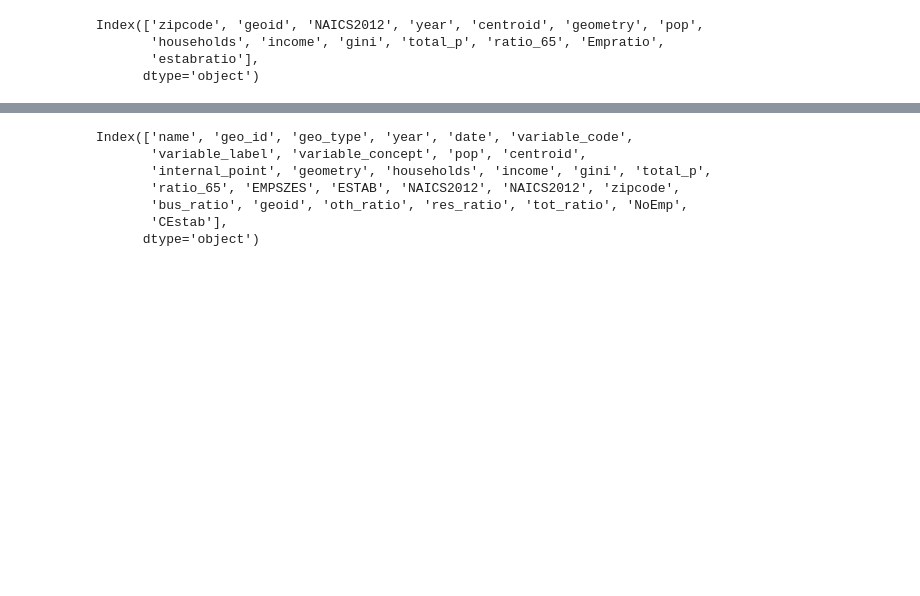
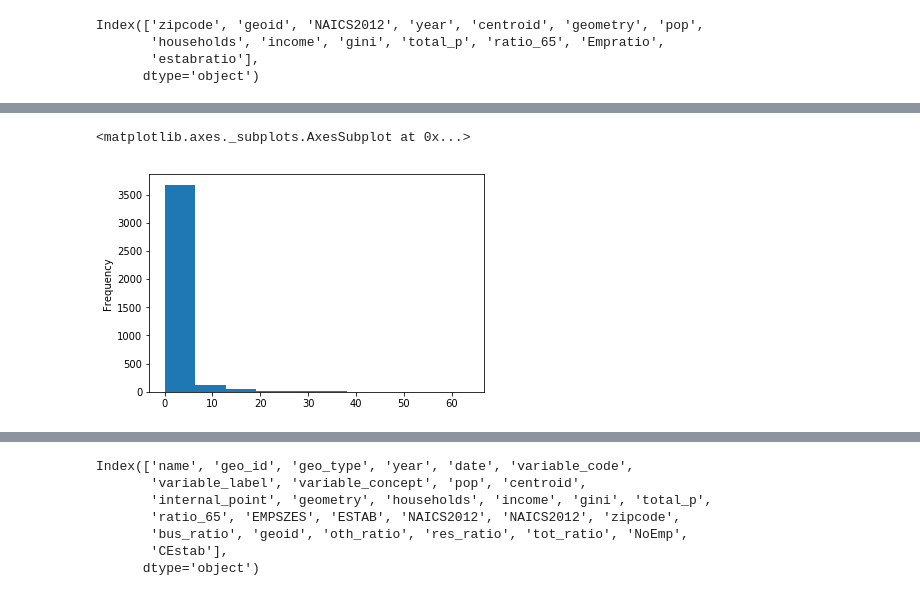
Before and after one commit to JasonZhangzy1757/CUSP-Capstone, a Jupyter notebook: US_Ignite_fed_data_merge_clean_eda.ipynb, the cells around one changed output, grey strips where cells are left out. Drawn from its saved outputs; the diff is of its cells as text; code cells hidden in the pictures; blank space fills up the shorter version.

```diff
--- a/US_Ignite_fed_data_merge_clean_eda.ipynb
+++ b/US_Ignite_fed_data_merge_clean_eda.ipynb
@@ -463,0 +564,5 @@ df_final.head()
+# %%
+data['estabratio'].plot(kind ="hist")
+# %% [output]
+<matplotlib.axes._subplots.AxesSubplot at 0x...>
+[figure, added]
```
Also changed, not shown: parts of 18 cells of this notebook.
